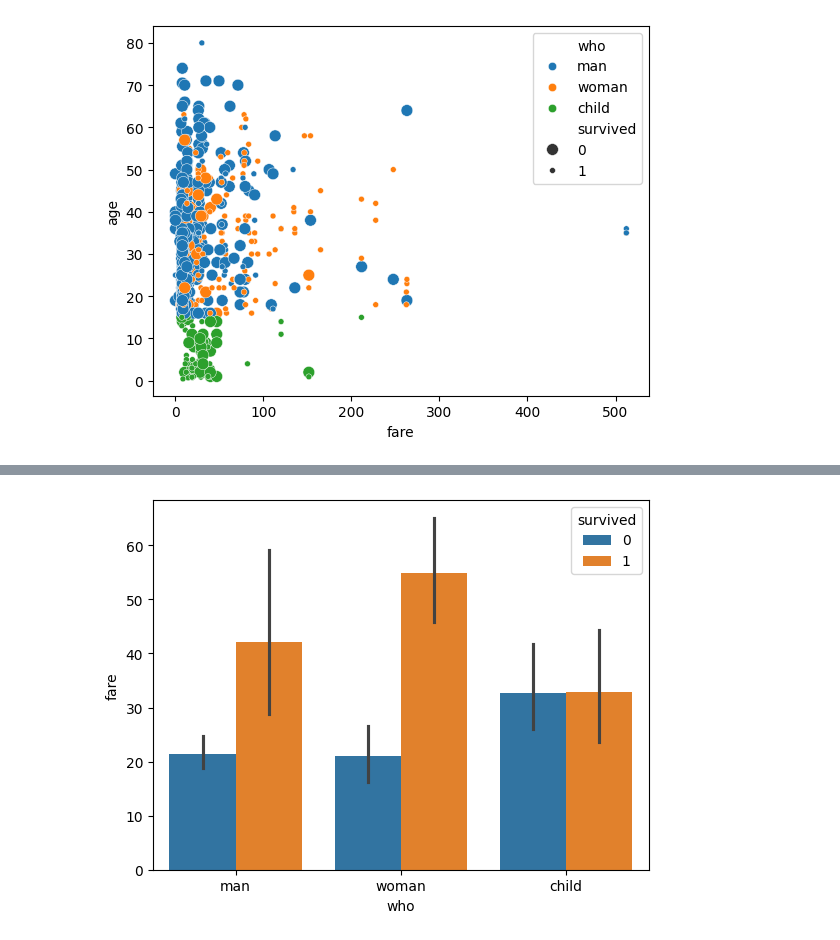
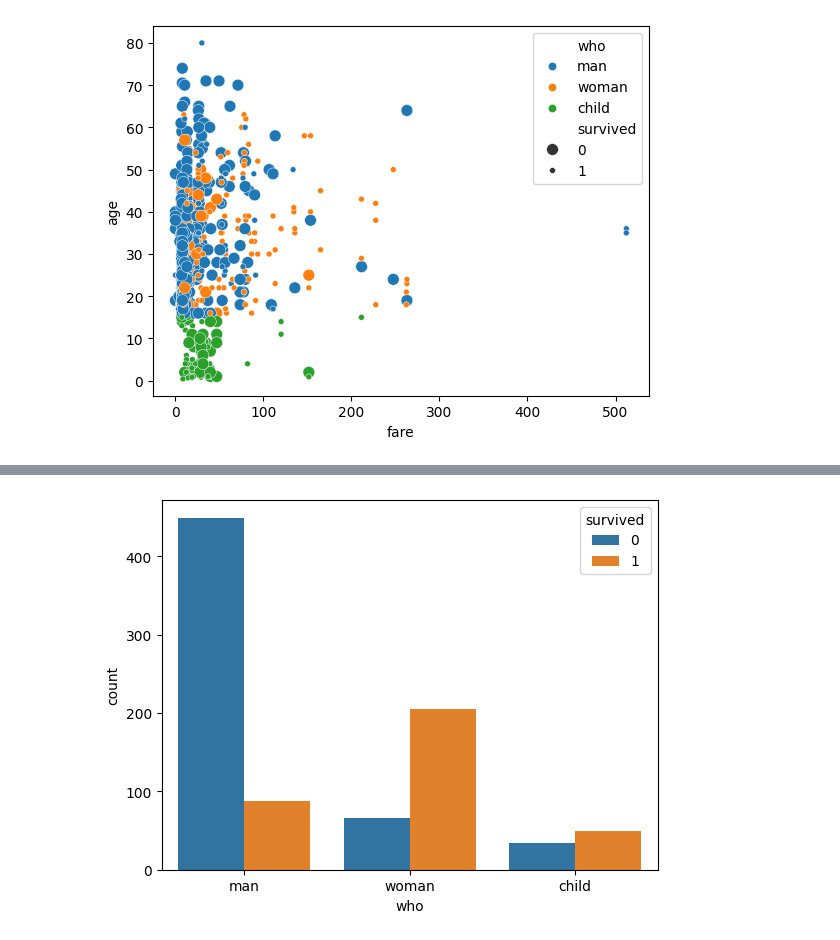
Before and after one commit to aseem-raspberry/OpenAI-Training, a Jupyter notebook: Sep24_002_EDA_Visuals.ipynb, the cells around one changed output, grey strips where cells are left out. Drawn from its saved outputs; the diff is of its cells as text; code cells hidden in the pictures.

```diff
--- a/Sep24_002_EDA_Visuals.ipynb
+++ b/Sep24_002_EDA_Visuals.ipynb
@@ -318,4 +331,4 @@ sns.scatterplot(data=ti, x='fare', y='age',
 # %%
-sns.barplot(data=ti,  x='who', y="fare", hue="survived");
+sns.countplot(data=ti,  x='who', hue="survived");
 # %% [output]
-[figure, old version]
+[figure, new version]
```
Also changed, not shown: parts of 4 cells of this notebook.
